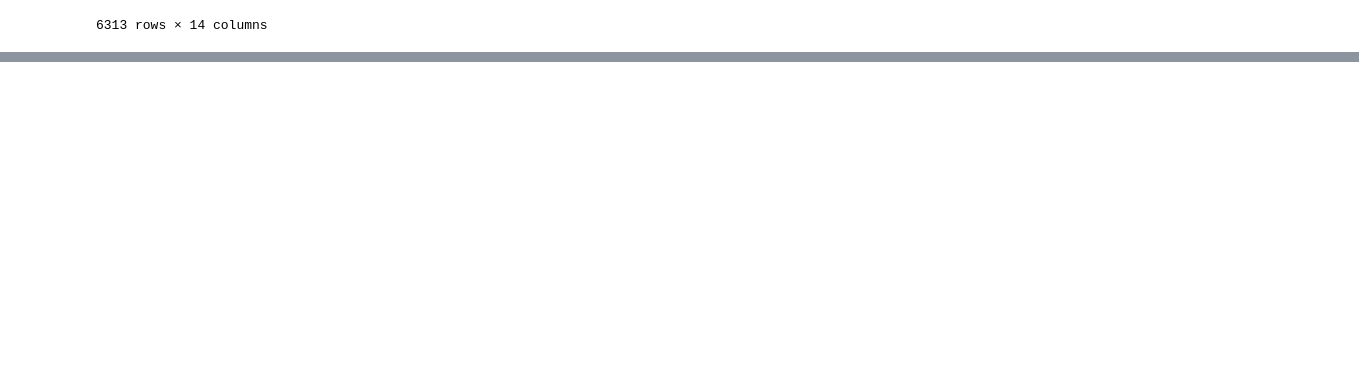
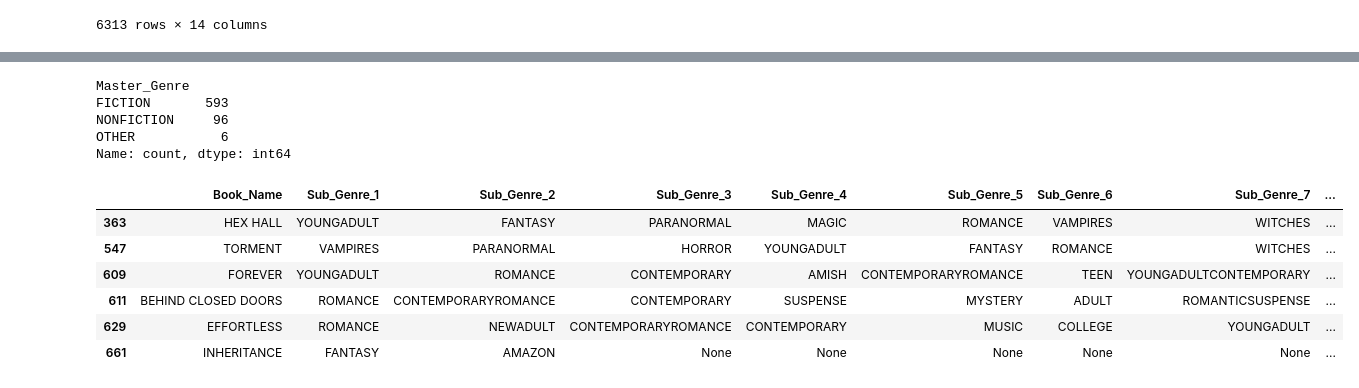
Before and after one commit to ammabe1/Publish-Me---Release-Assistant, a Jupyter notebook: Publish_Me Release_Assistant.ipynb, the cells around one changed output, grey strips where cells are left out. Cells and saved outputs as stored; diff of their text form; code cells hidden in the pictures; blank space fills up the shorter version.

```diff
--- a/Publish_Me Release_Assistant.ipynb
+++ b/Publish_Me Release_Assistant.ipynb
@@ -378,0 +406,22 @@ Full_Book_Details.head()
+# %%
+Master_Genre1 = Full_Book_Details['Master_Genre'].value_counts()
+Master_Genre1
+# %% [output]
+Master_Genre
+FICTION       593
+NONFICTION     96
+OTHER           6
+Name: count, dtype: int64
+# %%
+#identify OTHER master genres in order to categorize the outliers.
+specific_value = 'OTHER'
+rows_with_value = Full_Book_Details[Full_Book_Details['Master_Genre']==specific_value]
+rows_with_value
+# %% [output]
+|  | Book_Name | Sub_Genre_1 | Sub_Genre_2 | Sub_Genre_3 | Sub_Genre_4 | Sub_Genre_5 | Sub_Genre_6 | Sub_Genre_7 | ... |
+| 363 | HEX HALL | YOUNGADULT | FANTASY | PARANORMAL | MAGIC | ROMANCE | VAMPIRES | WITCHES | ... |
+| 547 | TORMENT | VAMPIRES | PARANORMAL | HORROR | YOUNGADULT | FANTASY | ROMANCE | WITCHES | ... |
+| 609 | FOREVER | YOUNGADULT | ROMANCE | CONTEMPORARY | AMISH | CONTEMPORARYROMANCE | TEEN | YOUNGADULTCONTEMPORARY | ... |
+| 611 | BEHIND CLOSED DOORS | ROMANCE | CONTEMPORARYROMANCE | CONTEMPORARY | SUSPENSE | MYSTERY | ADULT | ROMANTICSUSPENSE | ... |
+| 629 | EFFORTLESS | ROMANCE | NEWADULT | CONTEMPORARYROMANCE | CONTEMPORARY | MUSIC | COLLEGE | YOUNGADULT | ... |
+| 661 | INHERITANCE | FANTASY | AMAZON | None | None | None | None | None | ... |
```
Also changed, not shown: parts of 10 cells of this notebook.
